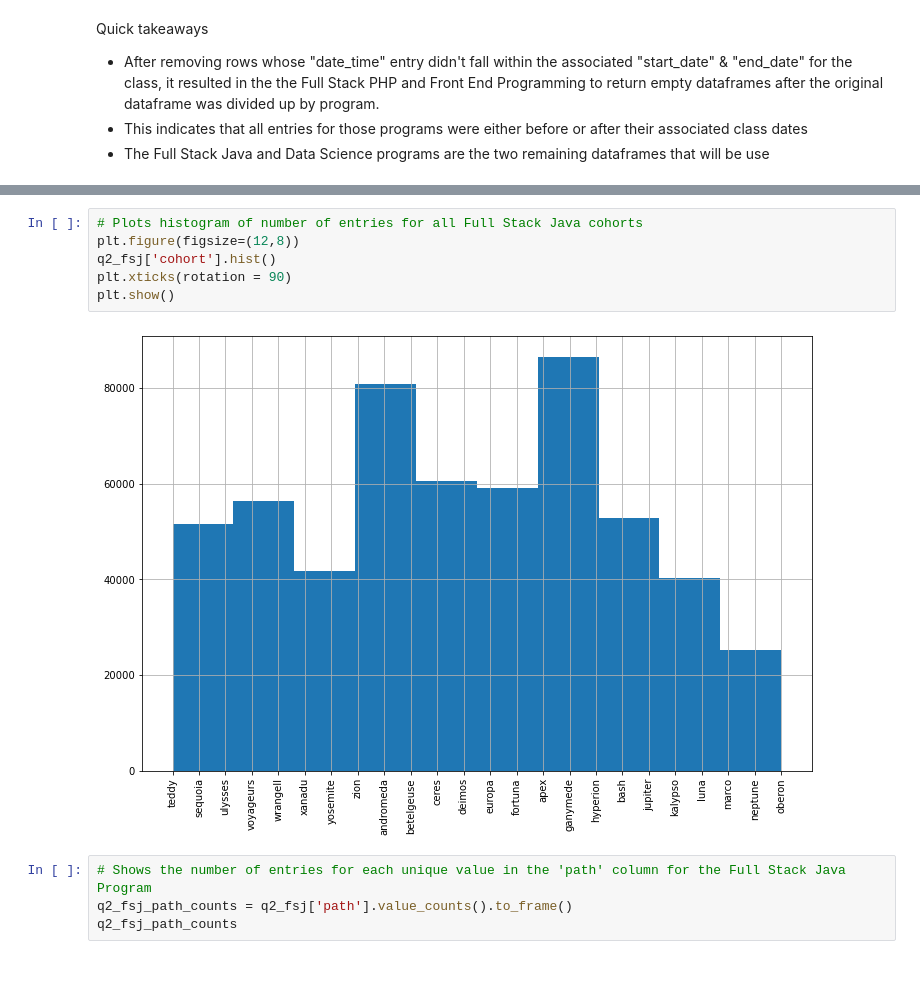
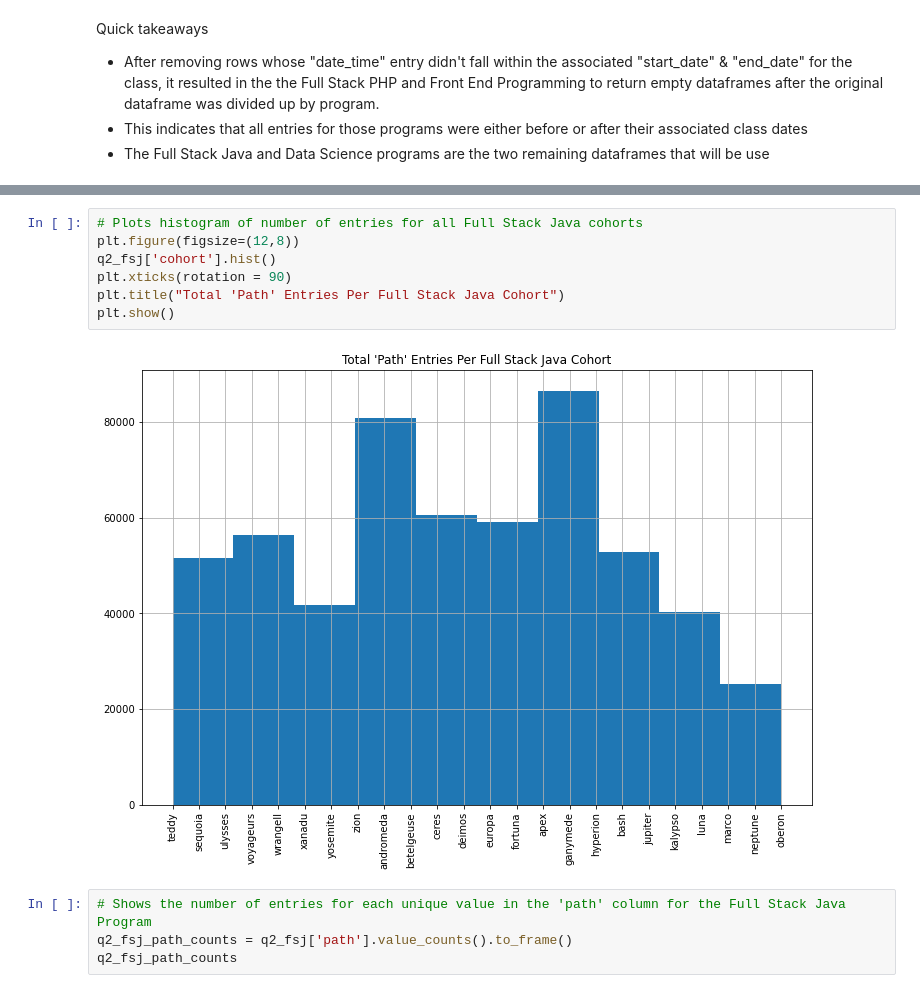
Before and after one commit to Jason-R-Turner/anomaly-detection-exercises, a Jupyter notebook: jason_mvp.ipynb, the cells around one changed output, grey strips where cells are left out. Saved outputs shown, nothing was run; the diff lists cells and outputs as text.

```diff
--- a/jason_mvp.ipynb
+++ b/jason_mvp.ipynb
@@ -255,11 +252,12 @@ q2_fsj.head(3)
 # %%
 # Plots histogram of number of entries for all Full Stack Java cohorts
 plt.figure(figsize=(12,8))
 q2_fsj['cohort'].hist()
 plt.xticks(rotation = 90)
+plt.title("Total 'Path' Entries Per Full Stack Java Cohort")
 plt.show()
 # %% [output]
-[figure, old version]
+[figure, new version]
 # %%
 # Shows the number of entries for each unique value in the 'path' column for the Full Stack Java Program
 q2_fsj_path_counts = q2_fsj['path'].value_counts().to_frame()
```
Also changed, not shown: parts of 46 cells of this notebook.
